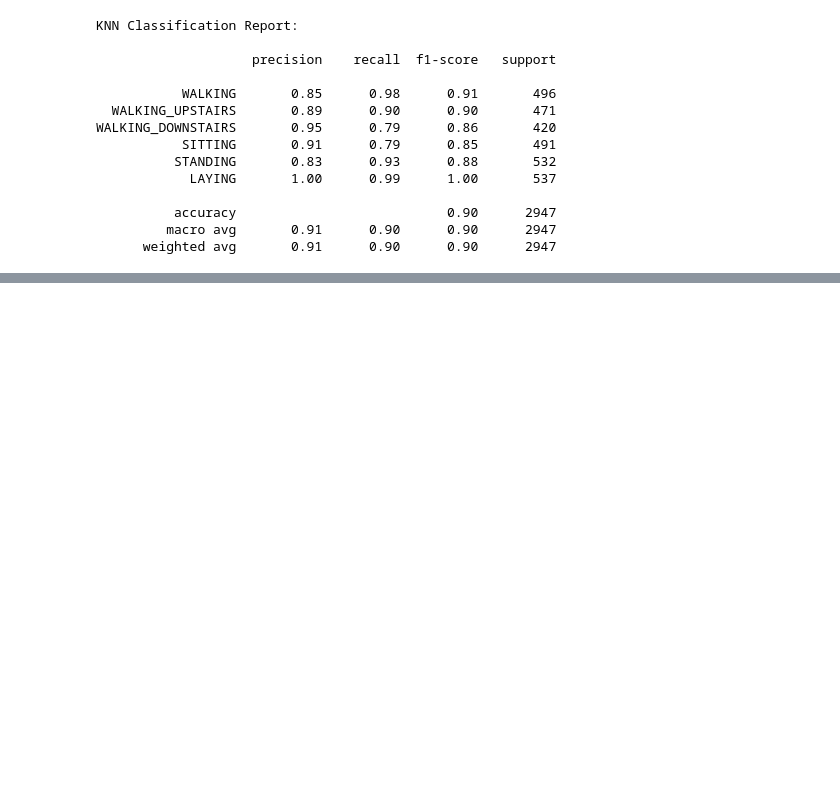
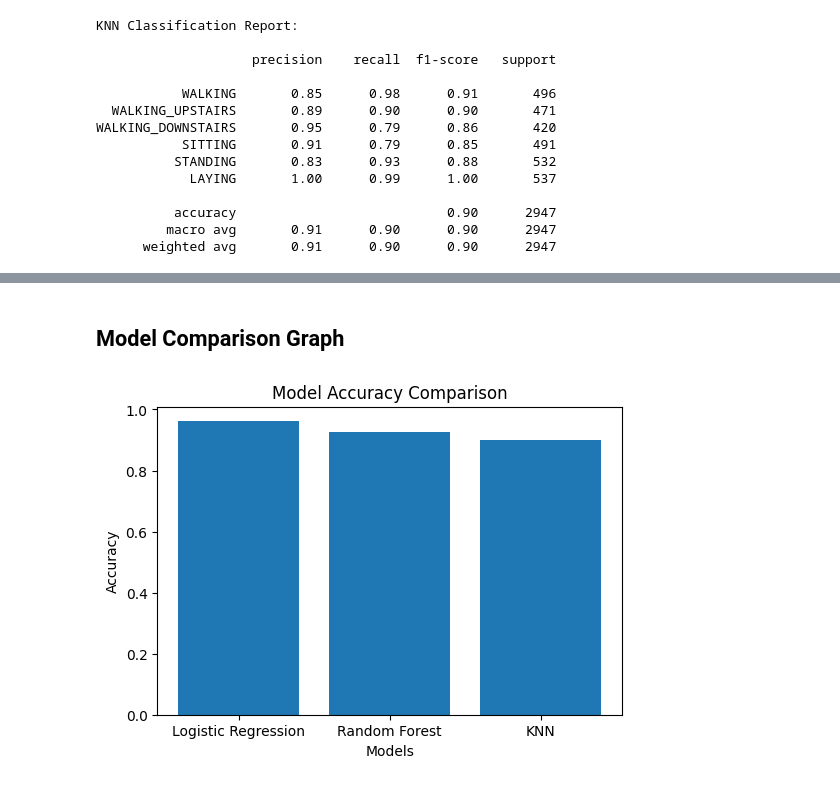
Before and after one commit to MuskanAggarwal30/human-activity-recognition, a Jupyter notebook: har_project.ipynb, the cells around one changed output, grey strips where cells are left out. Cells and saved outputs as stored; diff of their text form; code cells hidden in the pictures; blank space fills up the shorter version.

```diff
--- a/har_project.ipynb
+++ b/har_project.ipynb
@@ -161,3 +248,17 @@ WALKING_DOWNSTAIRS       0.95      0.79      0.86       420
+# %% [markdown]
+## Model Comparison Graph
+# %%
+models = ["Logistic Regression", "Random Forest", "KNN"]
+accuracies = [log_accuracy, rf_accuracy, knn_accuracy]
+
+plt.figure(figsize=(6,4))
+plt.bar(models, accuracies)
+plt.title("Model Accuracy Comparison")
+plt.ylabel("Accuracy")
+plt.xlabel("Models")
+plt.show()
+# %% [output]
+[figure, added]
 # %%
 import sys
 !{sys.executable} -m pip install shap
```
Also changed, not shown: parts of 13 cells of this notebook.
